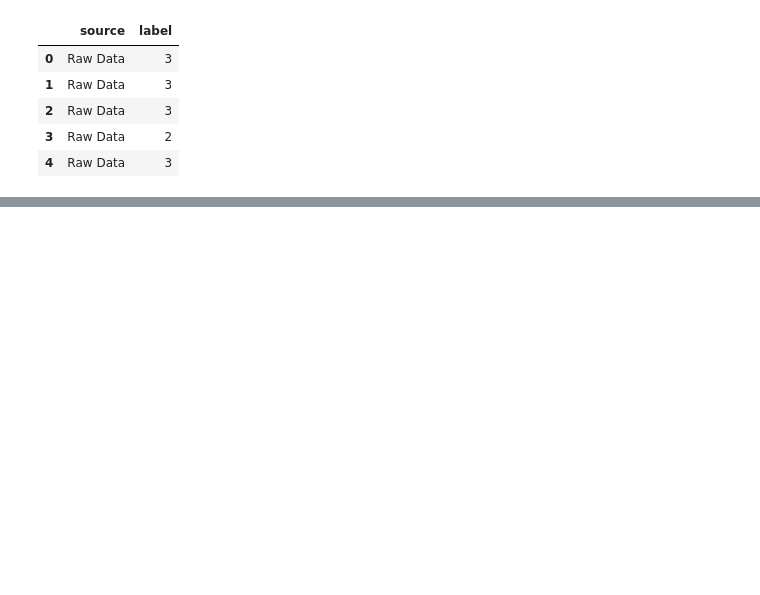
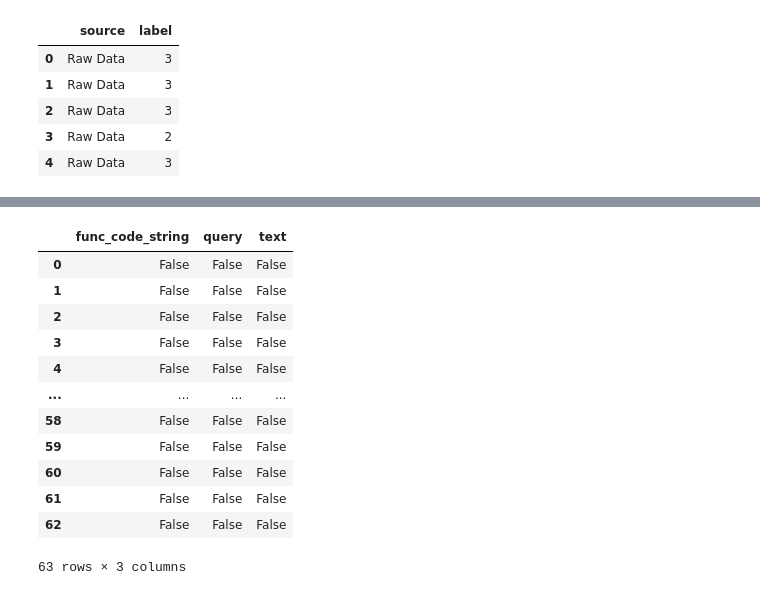
Before and after one commit to m-messer/Grading-Documentation-with-Machine-Learning, a Jupyter notebook: results.ipynb, the cells around one changed output, grey strips where cells are left out. Saved outputs shown, nothing was run; the diff lists cells and outputs as text; code cells hidden in the pictures; blank space fills up the shorter version.

```diff
--- a/results.ipynb
+++ b/results.ipynb
@@ -325,0 +333,18 @@ data_plt.get_figure().savefig('plots/oversampled.pdf', bbox_inches='tight')
+# %%
+test_df = pd.read_csv('data/proc_test.csv')
+
+test_df[['func_code_string', 'query', 'text']].isin(proc_df)
+# %% [output]
+|  | func_code_string | query | text |
+| 0 | False | False | False |
+| 1 | False | False | False |
+| 2 | False | False | False |
+| 3 | False | False | False |
+| 4 | False | False | False |
+| ... | ... | ... | ... |
+| 58 | False | False | False |
+| 59 | False | False | False |
+| 60 | False | False | False |
+| 61 | False | False | False |
+| 62 | False | False | False |
+63 rows × 3 columns
```
Also changed, not shown: parts of 18 cells of this notebook, 4 other files.
